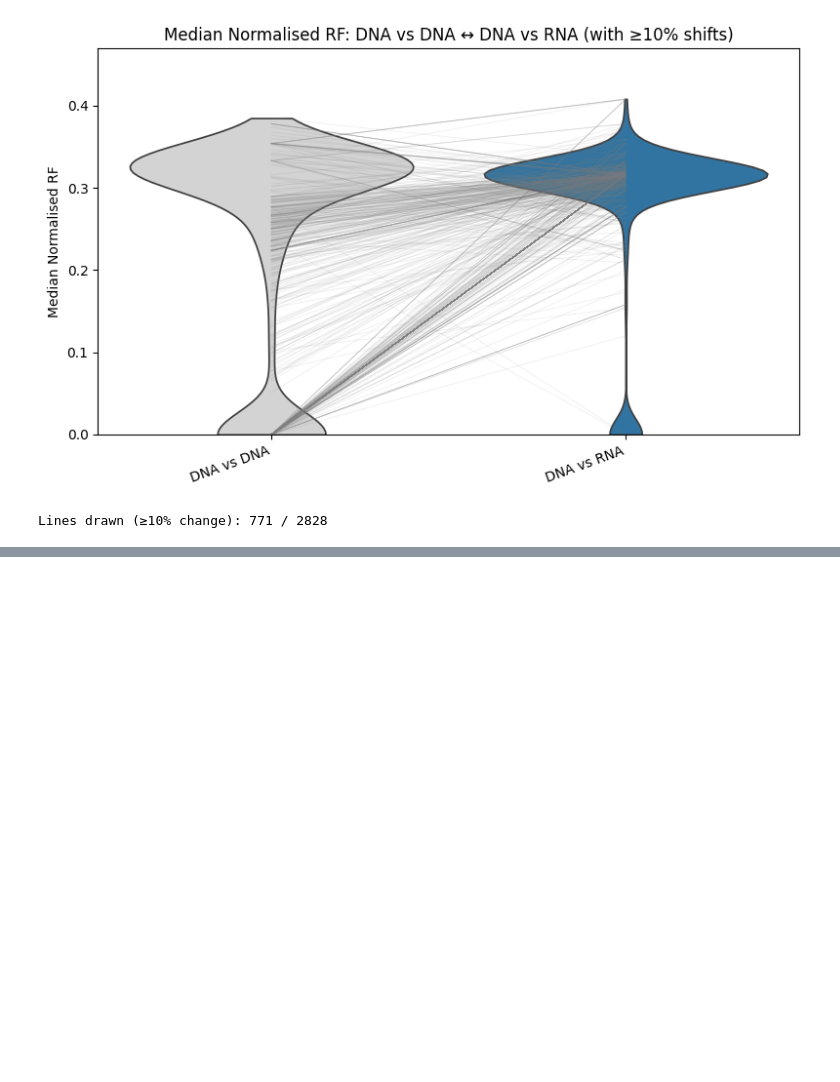
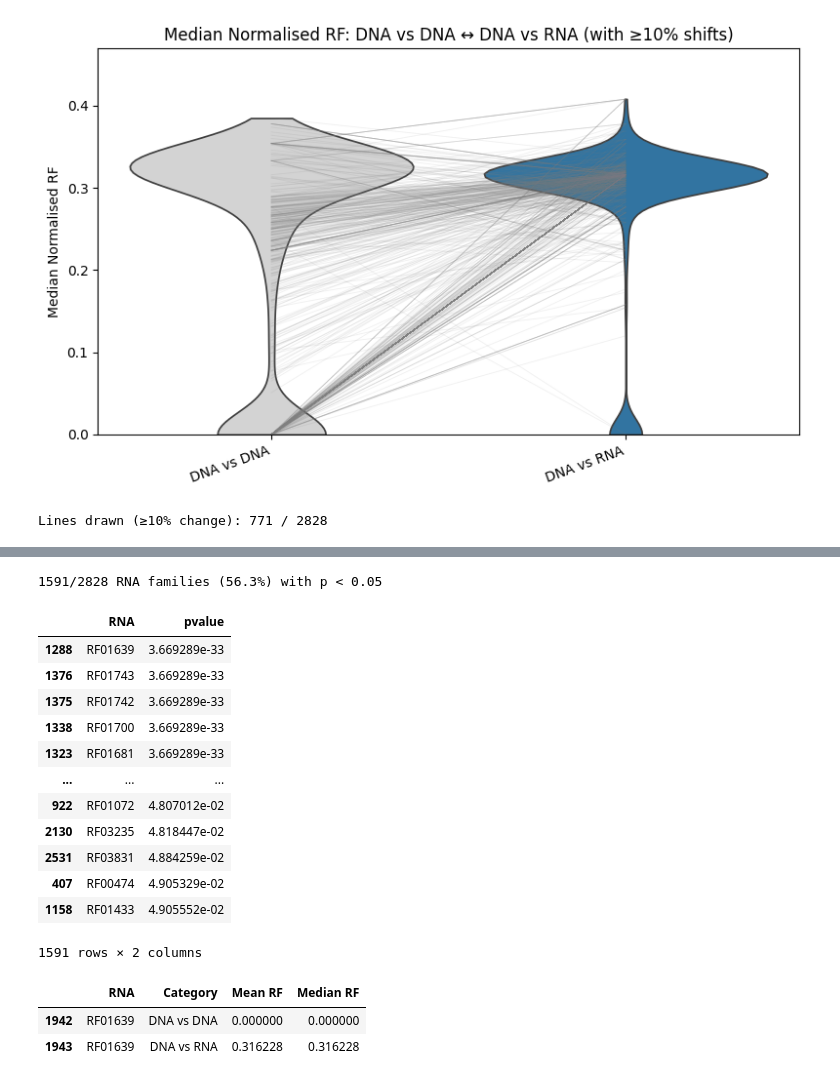
Before and after one commit to vannguyenh/RNAPhylo, a Jupyter notebook: scripts/analysis_scripts/RobinsonFould/figures_RF.ipynb, the cells around one changed output, grey strips where cells are left out. Cells and saved outputs as stored; diff of their text form; code cells hidden in the pictures; blank space fills up the shorter version.

Commit message:
add the code to compute p value from U test

```diff
--- a/scripts/analysis_scripts/RobinsonFould/figures_RF.ipynb
+++ b/scripts/analysis_scripts/RobinsonFould/figures_RF.ipynb
@@ -257,0 +456,38 @@ Lines drawn (≥10% change): 771 / 2828
+# %%
+alpha = 0.05
+
+# df_long came from run_single_model()
+sig = df_long[df_long['pvalue'] < alpha].copy()
+
+n_sig   = sig['RNA'].nunique()
+n_total = df_long['RNA'].nunique()
+
+print(f"{n_sig}/{n_total} RNA families ({n_sig/n_total:.1%}) with p < {alpha}")
+
+# save the list (sorted)
+#out_path = join(DIR_RF, f"Utest_{MODEL}_sig_p{int(alpha*100)}.csv")
+#sig[['RNA','pvalue']].sort_values('pvalue').to_csv(out_path, index=False)
+#print(f"Saved significant RNAs to: {out_path}")
+
+sig[['RNA','pvalue']].sort_values('pvalue')
+# %% [output]
+1591/2828 RNA families (56.3%) with p < 0.05
+|  | RNA | pvalue |
+| 1288 | RF01639 | 3.669289e-33 |
+| 1376 | RF01743 | 3.669289e-33 |
+| 1375 | RF01742 | 3.669289e-33 |
+| 1338 | RF01700 | 3.669289e-33 |
+| 1323 | RF01681 | 3.669289e-33 |
+| ... | ... | ... |
+| 922 | RF01072 | 4.807012e-02 |
+| 2130 | RF03235 | 4.818447e-02 |
+| 2531 | RF03831 | 4.884259e-02 |
+| 407 | RF00474 | 4.905329e-02 |
+| 1158 | RF01433 | 4.905552e-02 |
+1591 rows × 2 columns
+# %%
+df[df['RNA']=='RF01639']
+# %% [output]
+|  | RNA | Category | Mean RF | Median RF |
+| 1942 | RF01639 | DNA vs DNA | 0.000000 | 0.000000 |
+| 1943 | RF01639 | DNA vs RNA | 0.316228 | 0.316228 |
```
Also changed, not shown: parts of 5 cells of this notebook.
